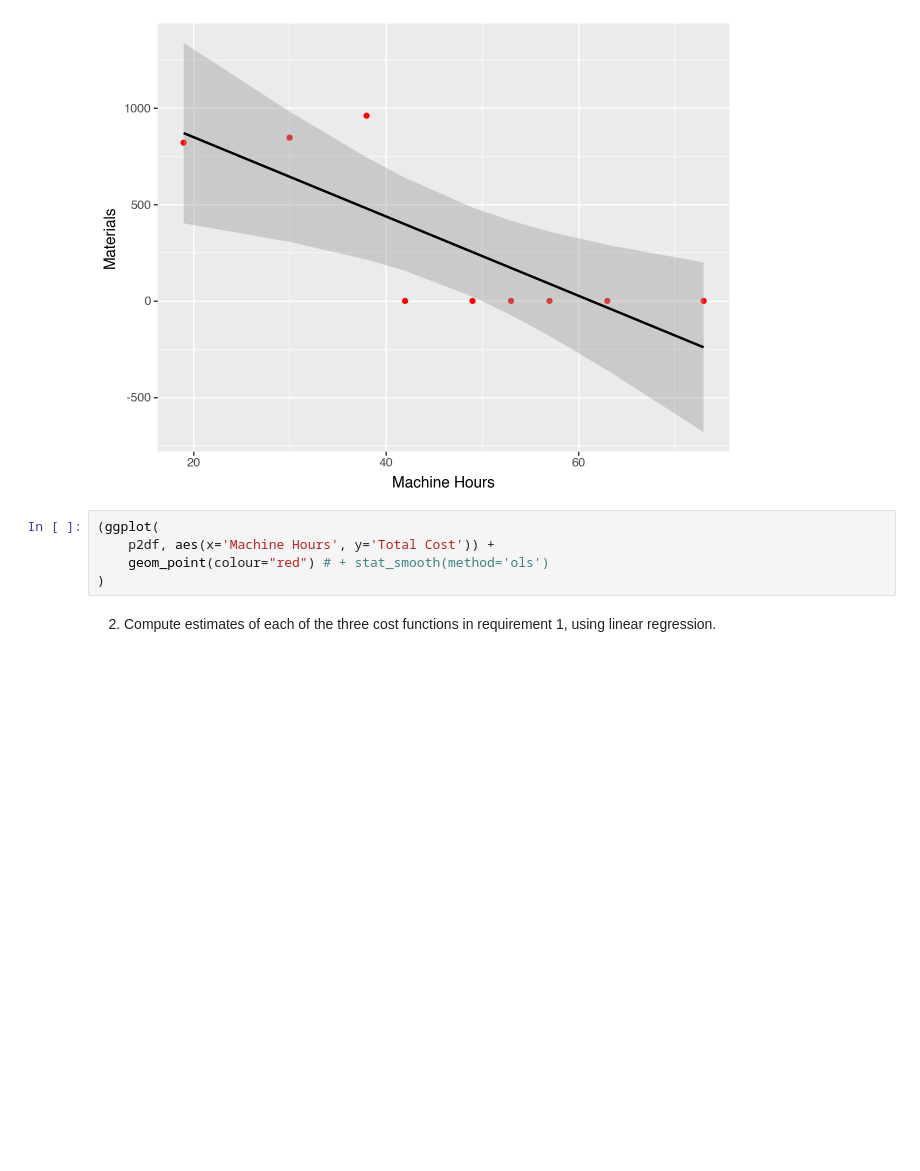
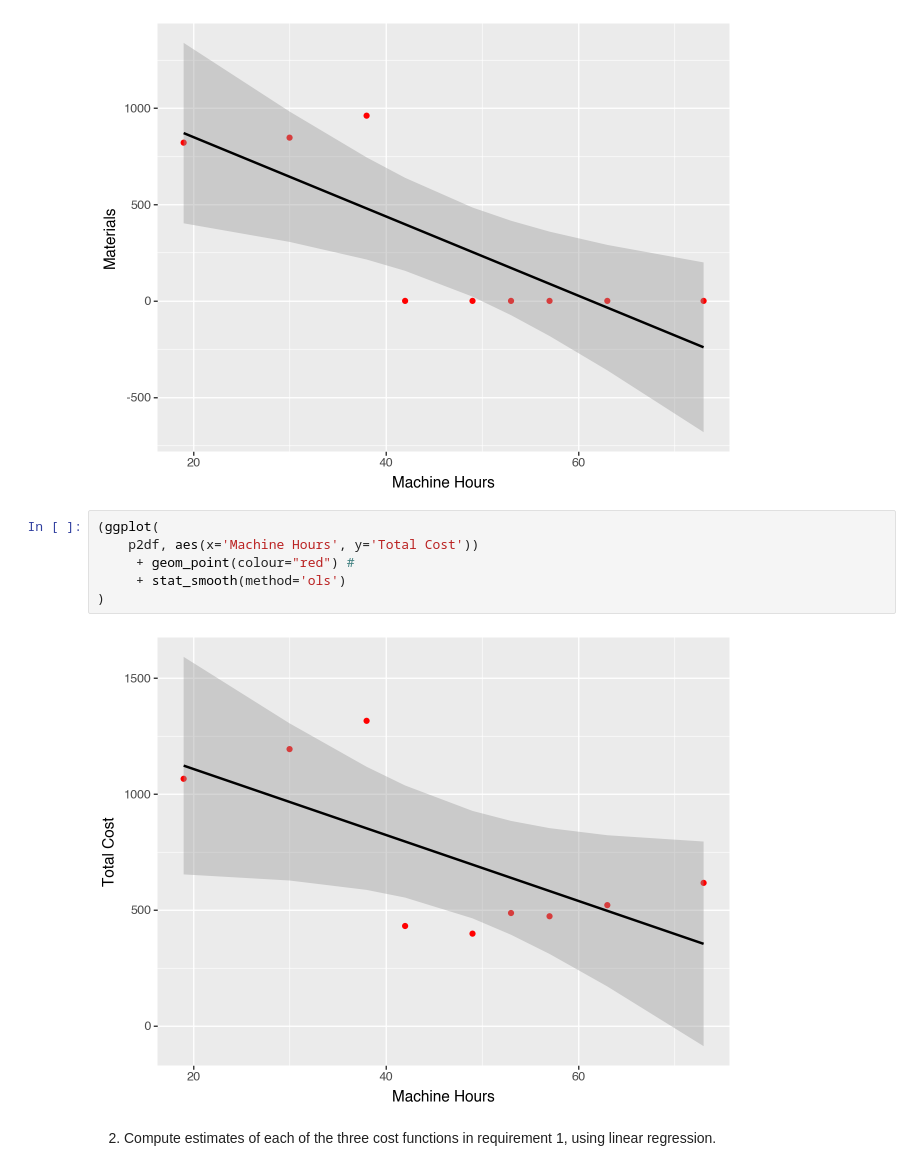
Before and after one commit to ArthurHowardMorris/ArthurHowardMorris.github.io, a Jupyter notebook: assets/slides/acct3210/S3/Lecture3CostEstimation.ipynb, the cells around one changed output. Drawn from its saved outputs; the diff is of its cells as text; blank space fills up the shorter version.

```diff
--- a/assets/slides/acct3210/S3/Lecture3CostEstimation.ipynb
+++ b/assets/slides/acct3210/S3/Lecture3CostEstimation.ipynb
@@ -199,9 +208,12 @@ Index(['Month', 'Labor', 'Materials', 'Machine Hours', 'Total Cost'], dtype='obj
 [figure]
 # %%
 (ggplot(
-    p2df, aes(x='Machine Hours', y='Total Cost')) +
-    geom_point(colour="red") # + stat_smooth(method='ols')
+    p2df, aes(x='Machine Hours', y='Total Cost'))
+     + geom_point(colour="red") #
+     + stat_smooth(method='ols')
 )
+# %% [output]
+[figure, added]
 # %% [markdown]
 2. Compute estimates of each of the three cost functions in requirement 1, using linear regression.
 # %%
```
Also changed, not shown: parts of 5 cells of this notebook, 2 other files.
